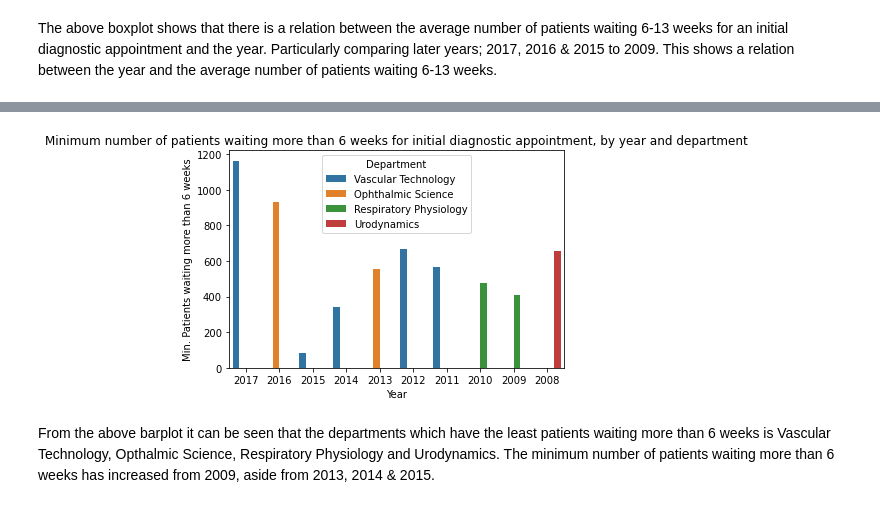
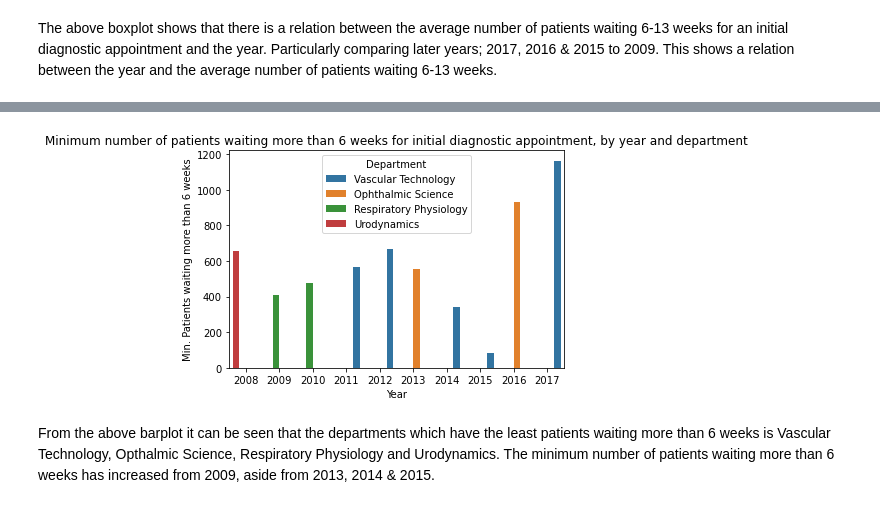
Before and after one commit to Sebbybobbler/Data-Science-NHS-wait-times-analysis-portfolio, a Jupyter notebook: Data Science Portfolio Project .ipynb, the cells around one changed output, grey strips where cells are left out. Saved outputs shown, nothing was run; the diff lists cells and outputs as text; code cells hidden in the pictures.

```diff
--- a/Data Science Portfolio Project .ipynb
+++ b/Data Science Portfolio Project .ipynb
@@ -256,33 +327,34 @@ It also shows that more patients wait more than 6 weeks for Imaging and Endoscop
 # %%
 
 #Now lets find the quietest department each year.
 
 #List of all years
 years=["2017","2016","2015","2014","2013","2012","2011","2010","2009","2008"]
 
 #Selecting pertinent data
 year_dep_tot=wait_time_all[["Year","Department","total"]]
 #select parts of dataframe by year, then find the minimum value within total.
 dep_tot_17=year_dep_tot[year_dep_tot.Year=="2017"].query("total == total.min()")
 dep_tot_16=year_dep_tot[year_dep_tot.Year=="2016"].query("total == total.min()")
 dep_tot_15=year_dep_tot[year_dep_tot.Year=="2015"].query("total == total.min()")
 dep_tot_14=year_dep_tot[year_dep_tot.Year=="2014"].query("total == total.min()")
 dep_tot_13=year_dep_tot[year_dep_tot.Year=="2013"].query("total == total.min()")
 dep_tot_12=year_dep_tot[year_dep_tot.Year=="2012"].query("total == total.min()")
 dep_tot_11=year_dep_tot[year_dep_tot.Year=="2011"].query("total == total.min()")
 dep_tot_10=year_dep_tot[year_dep_tot.Year=="2010"].query("total == total.min()")
 dep_tot_09=year_dep_tot[year_dep_tot.Year=="2009"].query("total == total.min()")
 dep_tot_08=year_dep_tot[year_dep_tot.Year=="2008"].query("total == total.min()")
 
 #Create a list of variables containing min values.
 dep_tot_all=pd.concat([dep_tot_17,dep_tot_16,dep_tot_15,dep_tot_14,dep_tot_13,dep_tot_12,dep_tot_11,dep_tot_10,dep_tot_09,dep_tot_08])
 #Sorting by department label, create a bar plot. minimum number of patients waiting more than 6 weeks in a given year.
 
 sns.barplot(x = dep_tot_all["Year"], y = dep_tot_all["total"], hue = "Department", data= dep_tot_all)
 plt.title("Minimum number of patients waiting more than 6 weeks for initial diagnostic appointment, by year and department")
 plt.ylabel("Min. Patients waiting more than 6 weeks")
+plt.gca().invert_xaxis()
 plt.show()
 # %% [output]
-[figure, old version]
+[figure, new version]
 # %% [markdown]
 From the above barplot it can be seen that the departments which have the least patients waiting more than 6 weeks is Vascular Technology, Opthalmic Science, Respiratory Physiology and Urodynamics. The minimum number of patients waiting more than 6 weeks has increased from 2009, aside from 2013, 2014 & 2015.
```
Also changed, not shown: parts of 9 cells of this notebook.
